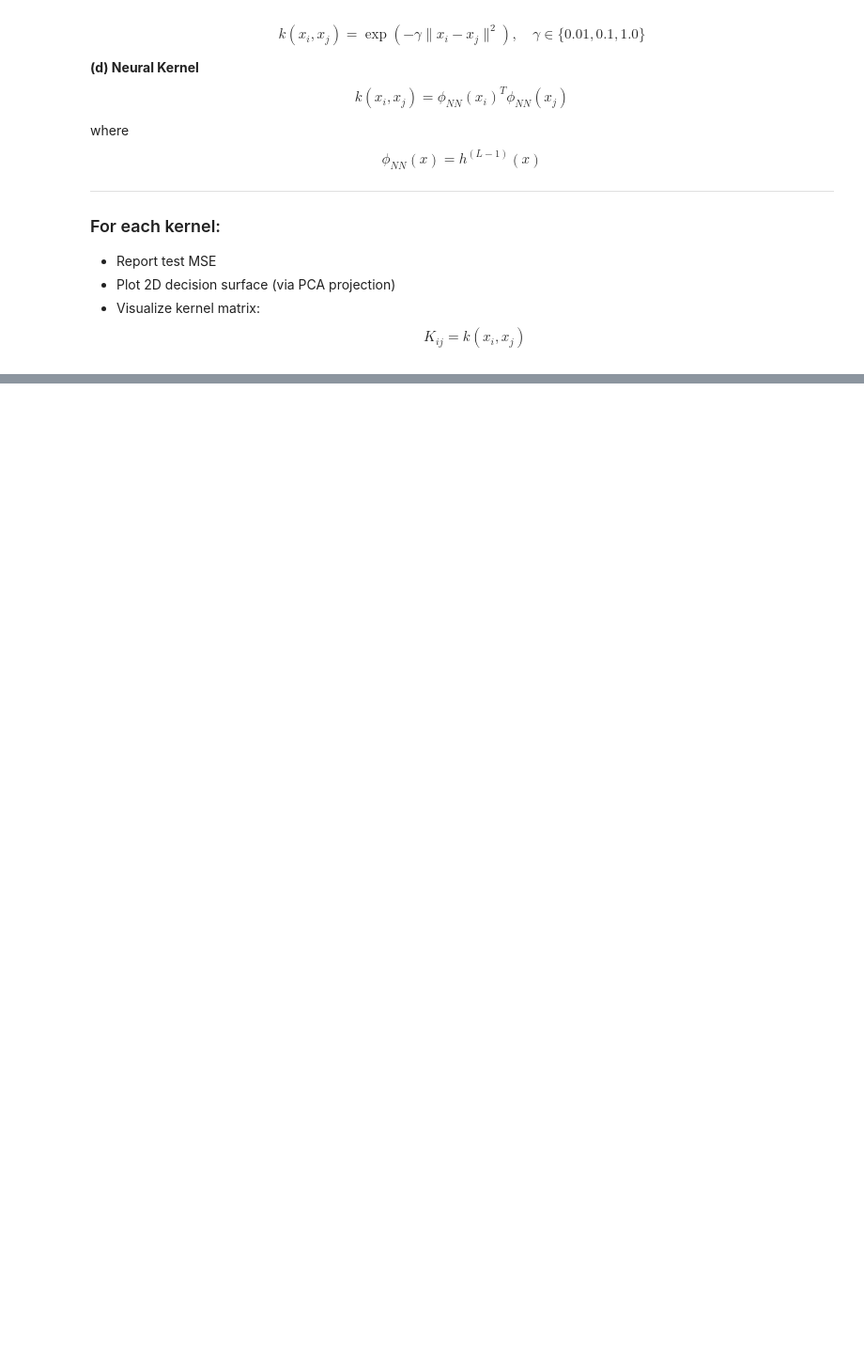
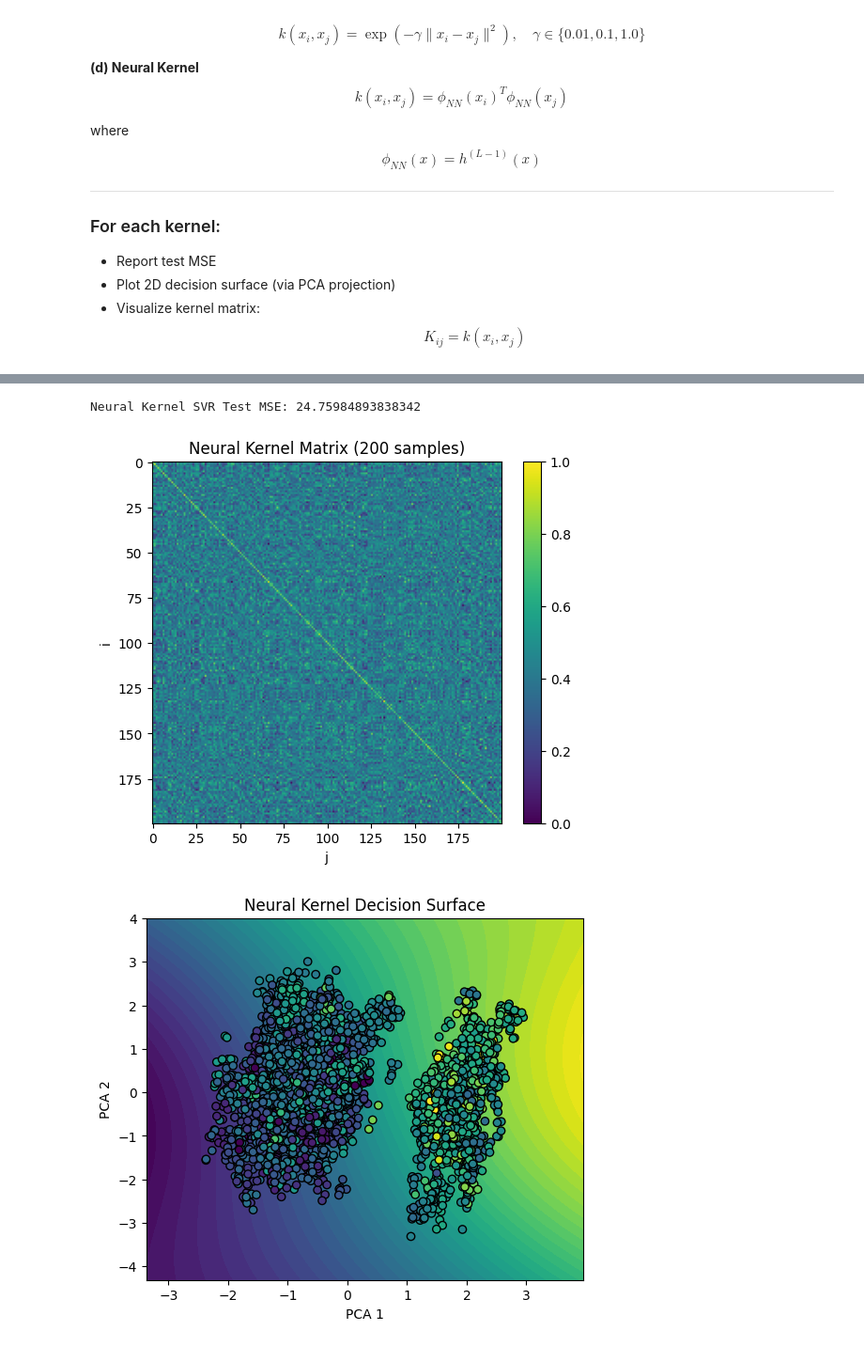
Before and after one commit to GPushkar1611/DL-Assignments, a Jupyter notebook: Assignment-1/Kernel_methods.ipynb, the cells around one changed output, grey strips where cells are left out. Shown at 94% size. Saved outputs shown, nothing was run; the diff lists cells and outputs as text; code cells hidden in the pictures; blank space fills up the shorter version.

```diff
--- a/Assignment-1/Kernel_methods.ipynb
+++ b/Assignment-1/Kernel_methods.ipynb
@@ -376,2 +436,82 @@ plot_decision_surface(X_train, y_train,
+# %%
+# ================================
+# Neural Kernel
+# ================================
+
+# --- Extract NN features ---
+Phi_train = extract_features(nn_model, X_train)
+Phi_test  = extract_features(nn_model, X_test)
+
+
+# --- Neural kernel matrices ---
+K_train = neural_kernel_matrix(Phi_train, Phi_train)
+K_test  = neural_kernel_matrix(Phi_test, Phi_train)
+
+
+# --- Train SVR ---
+svr = SVR(kernel='precomputed', C=1.0, epsilon=0.1)
+svr.fit(K_train, y_train_scaled.ravel())
+
+y_pred_scaled = svr.predict(K_test)
+
+y_pred = y_scaler.inverse_transform(y_pred_scaled.reshape(-1,1))
+
+mse = mean_squared_error(y_test, y_pred)
+
+print("Neural Kernel SVR Test MSE:", mse)
+
+results["Neural"] = mse
+models["Neural"] = svr
+
+
+# ================================
+# Kernel Matrix Visualization
+# ================================
+
+Phi_sub = extract_features(nn_model, X_sub)
+K_vis = neural_kernel_matrix(Phi_sub, Phi_sub)
+
+plot_kernel_matrix(K_vis, "Neural Kernel Matrix (200 samples)")
+
+
+# ================================
+# Decision Surface (Neural Kernel)
+# ================================
+
+pca = PCA(n_components=2)
+X_2d = pca.fit_transform(X_train)
+
+x_min, x_max = X_2d[:,0].min()-1, X_2d[:,0].max()+1
+y_min, y_max = X_2d[:,1].min()-1, X_2d[:,1].max()+1
+
+xx, yy = np.meshgrid(
+    np.linspace(x_min, x_max, 80),
+    np.linspace(y_min, y_max, 80)
+)
+
+grid = np.c_[xx.ravel(), yy.ravel()]
+grid_orig = pca.inverse_transform(grid)
+
+# Extract NN features for grid and training set
+Phi_grid  = extract_features(nn_model, grid_orig)
+Phi_train = extract_features(nn_model, X_train)
+
+# Compute neural kernel
+K_grid = neural_kernel_matrix(Phi_grid, Phi_train)
+
+Z = svr.predict(K_grid)
+Z = Z.reshape(xx.shape)
+
+plt.figure(figsize=(6,5))
+plt.contourf(xx, yy, Z, levels=50)
+plt.scatter(X_2d[:,0], X_2d[:,1], c=y_train.flatten(), edgecolors='k')
+plt.title("Neural Kernel Decision Surface")
+plt.xlabel("PCA 1")
+plt.ylabel("PCA 2")
+plt.show()
+# %% [output]
+Neural Kernel SVR Test MSE: 24.75984893838342
+[figure, added]
+[figure, added]
 # %%
 print("\nFinal Comparison:")
```
Also changed, not shown: parts of 22 cells of this notebook.
